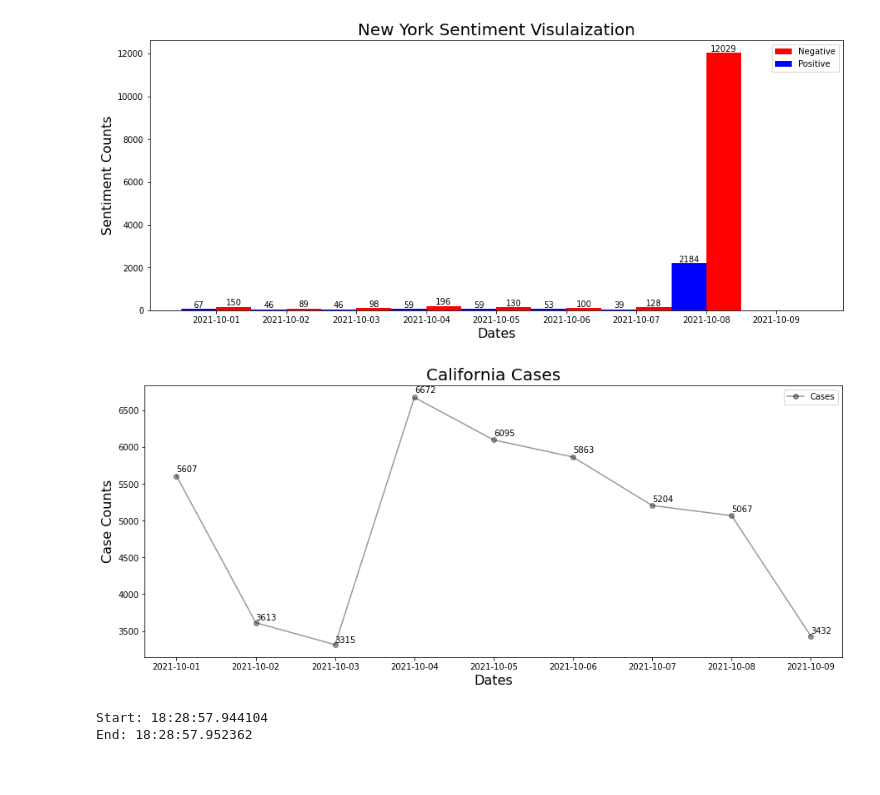
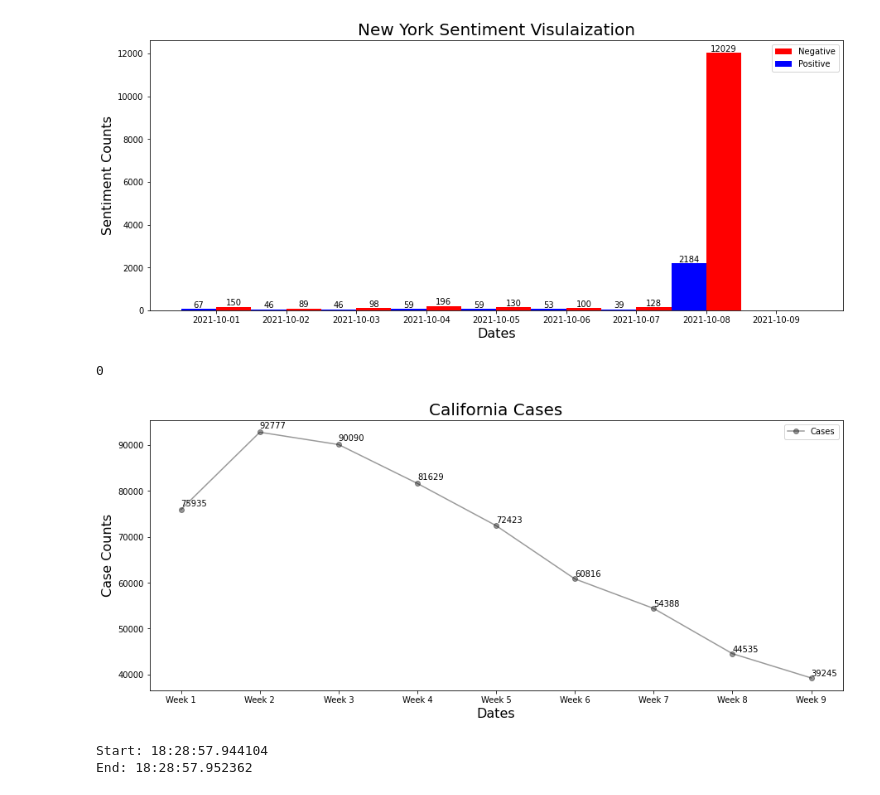
Before and after one commit to The-Processors/ics-438-final-project, a Jupyter notebook: Final Project.ipynb, the cells around one changed output. Drawn from its saved outputs; the diff is of its cells as text; code cells hidden in the pictures.

```diff
--- a/Final Project.ipynb
+++ b/Final Project.ipynb
@@ -289,5 +221,3 @@ def sentiment_analysis(dataframe):
     print("End: " + str(datetime.datetime.now())[11:19])
     # assign the new sentiment list values to the dataframe titled sentiment
     return df_copy.assign(sentiment = sentiment_list)
-# %%
-ca_sentiment_df = sentiment_analysis(ca_df)
@@ -454,7 +439,6 @@ ny_date_list, ny_x_list, ny_x_labels = sentiment_visualization(ny_date_formatted
 tx_date_list, tx_x_list, tx_x_labels = sentiment_visualization(tx_date_formatted_df, 'Texas')
 # %%
 def str_to_date(covid_dataframe, column_name, date_format):
-    print("Start: " + str(datetime.datetime.now())[11:])
     c_df_copy = covid_dataframe.copy()
     new_date_list = []
     for dt in covid_dataframe[column_name]:
@@ -462,22 +446,32 @@ def str_to_date(covid_dataframe, column_name, date_format):
     new_date_df = pd.DataFrame(data={'date' : new_date_list})
     c_df_copy[column_name] = new_date_df['date']
     c_df_copy = c_df_copy.rename(columns={column_name: "date"})
-    print("End: " + str(datetime.datetime.now())[11:])
     return c_df_copy
+
+### CHECK REASONING FOR CASE TOTALS AT WEEK 9
 
 def cdc_state_case_visualization(cases_df, date_list, x_list, x_labels, state, axs_name):
     cases_list = []
     # Iterate through the list of days
-
+    week_count = 0
+    index = 1
     for date in date_list:
     # Select case data based on the defined days
-        cases_list.append(int(cases_df.loc[cases_df["date"] == str(date)]['New Cases']))
+        if index%7 == 0 and index < len(date_list):
+            cases_list.append(week_count)
+            index = index + 1
+            week_count = int(cases_df.loc[cases_df["date"] == str(date)]['New Cases'])
+        elif index == len(date_list):
+            cases_list.append(week_count)
+        else:
+            week_count = week_count + int(cases_df.loc[cases_df["date"] == str(date)]['New Cases'])
+            index = index + 1
 
     # Testing graphical output of matplotlib...
     # Line Graph version
     cases_line = axs_name.plot(x_list, cases_list, 'o-', alpha=0.4, color='black', label='Cases')
 
-    for point in range(len(ca_date_list)):
+    for point in range(int(len(ca_date_list)/7)):
         axs_name.annotate('%d' % int(cases_list[point]), xy=((point+1), 1.01*cases_list[point]))
 
     fl_cases_axs.set_title(state + ' Cases', fontsize=20)
@@ -491,18 +485,29 @@ def state_case_visualization(cases_df, counties_list, date_list, x_list, x_label
                              cases_label, state, axs_name):
     cases_list = []
     # Iterate through the list of days
+    week_count = 0
+    index = 1
     for date in date_list:
     # Select case data based on the defined Counties and days
-        formatted_covid_df = cases_df[cases_df['date'].isin([str(date)])]
-        county_covid_cases = formatted_covid_df[formatted_covid_df[county_label].isin(list(counties_list['County']))]
-    # Summarize the number all of the cases that day
-        cases_list.append(int(sum(list(county_covid_cases[cases_label]))))
+        if index%7 == 0 and index < len(date_list):
+            index = index + 1
+            cases_list.append(week_count)
+            formatted_covid_df = cases_df[cases_df['date'].isin([str(date)])]
+            county_covid_cases = formatted_covid_df[formatted_covid_df[county_label].isin(list(counties_list['County']))]
+            week_count = int(sum(list(county_covid_cases[cases_label])))
+        elif index == len(date_list):
+            cases_list.append(week_count)
+        else:
+            index = index + 1
+            formatted_covid_df = cases_df[cases_df['date'].isin([str(date)])]
+            county_covid_cases = formatted_covid_df[formatted_covid_df[county_label].isin(list(counties_list['County']))]
+            week_count = week_count + int(sum(list(county_covid_cases[cases_label])))
 
     # Line Graph version
     cases_line = axs_name.plot(x_list, cases_list, 'o-', alpha=0.4, color='black', label='Cases')
     # Reference: https://stackoverflow.com/questions/22272081/label-python-data-points-on-plot
     # User: falsetru
-    for point in range(len(date_list)):
+    for point in range(int(len(date_list)/7)):
         axs_name.annotate('%d' % int(cases_list[point]), xy=((point+1), 1.01*cases_list[point]))
     # # Bar Graph equivalence.
     # cases_bar = axs_name.bar(x_list, cases_list, width= 0.5, alpha=0.4, color='black', label='Cases')
@@ -514,22 +519,26 @@ def state_case_visualization(cases_df, counties_list, date_list, x_list, x_label
     plt.xticks(x_list, x_labels)
     plt.legend()
     plt.show()
+# %%
+print(0%7)
+# %% [output]
+0
 # %%
 # California Case File from: https://data.chhs.ca.gov/dataset/covid-19-time-series-metrics-by-county-and-state
-ca_covid_df = pd.read_csv("data/covid_data/covid19cases_test.csv")
+ca_covid_df = pd.read_csv("data/covid_data/ca_covid19_cases.csv")
 # Drop majority of columns
 ca_covid_df = ca_covid_df.drop(['area_type', 'cumulative_cases', 'cumulative_deaths',
                                 'cumulative_total_tests', 'cumulative_positive_tests',
                                 'cumulative_reported_cases', 'cumulative_reported_deaths'], axis=1)
 # Testing graphical output of matplotlib...
 ca_cases_fig, ca_cases_axs = plt.subplots(figsize=(15,6))
 # Read counties csv
 ca_counties = pd.read_csv("data/counties/ca_counties.csv")
 
 state_case_visualization(ca_covid_df, ca_counties, ca_date_list, ca_x_list, ca_x_labels,
                          'area', 'cases', 'California', ca_cases_axs)
 # %% [output]
-[figure, old version]
+[figure, new version]
 # %%
 # FL Covid Case File from: https://covid.cdc.gov/covid-data-tracker/#trends_dailytr
 #  endscases&territory-select=12&leftAxis=New_case&rightAxis=select
```
Also changed, not shown: parts of 30 cells of this notebook.
